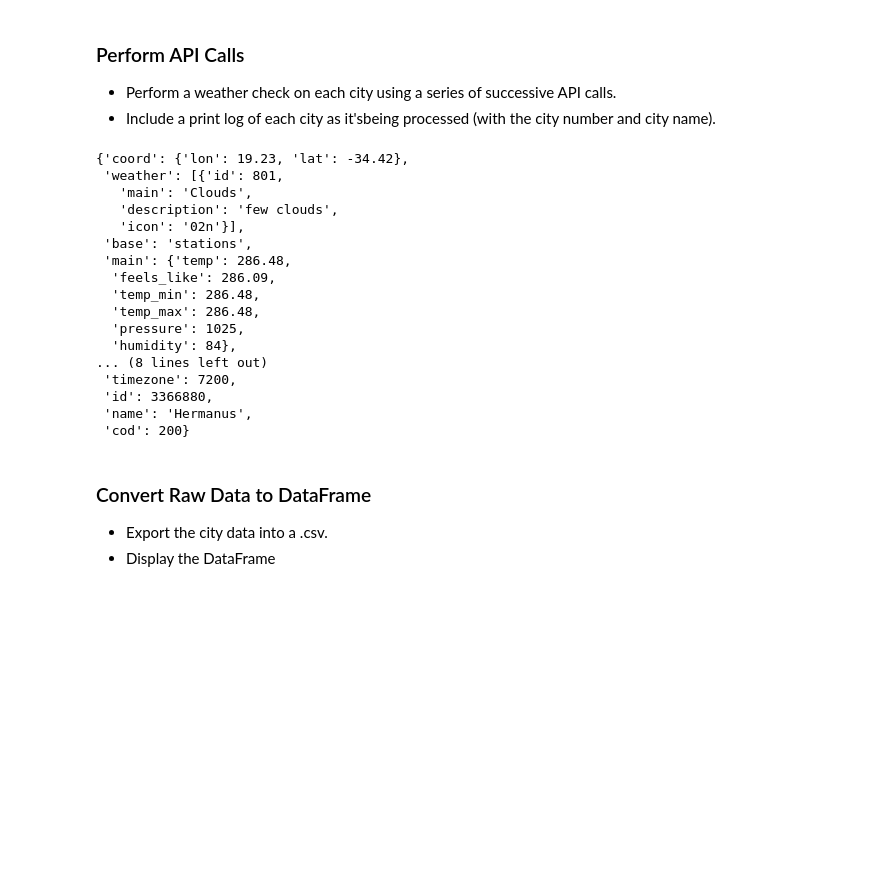
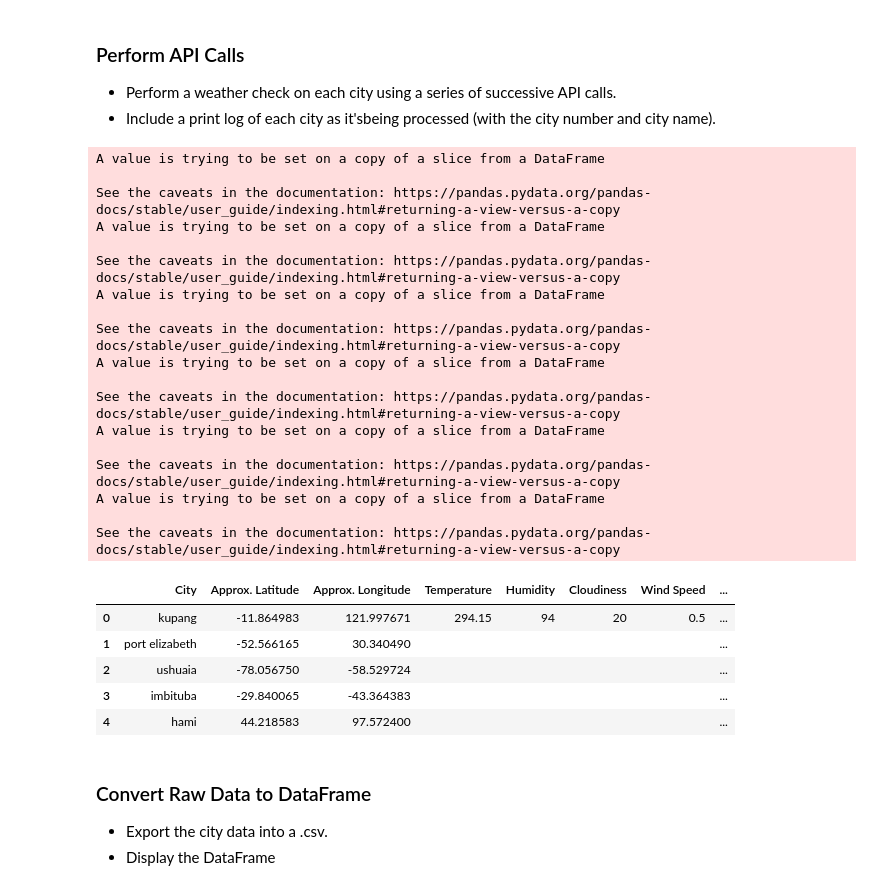
Before and after one commit to Gendo90/python-api-challenge, a Jupyter notebook: starter_code/WeatherPy.ipynb, the cells around one changed output. Drawn from its saved outputs; the diff is of its cells as text; code cells hidden in the pictures; blank space fills up the shorter version.

Commit message:
feat: Add test call for OpenWeatherMap API "Current Weather" info and add results to dataframe

```diff
--- a/starter_code/WeatherPy.ipynb
+++ b/starter_code/WeatherPy.ipynb
@@ -79,45 +79,62 @@ city_list.head()
 # %%
 #url for advanced mapping using OpenWeatherMap's new OneCall API to get historical weather info by coordinates instead of
 #city names - not implemented for project initially due to setup being different
 # base_url = "https://api.openweathermap.org/data/2.5/onecall?lat={lat}&lon={lon}&exclude={part}&appid={YOUR API KEY}"
 # params = {"exclude":"minutely,hourly,current", "appid":weather_api_key, "lat":city_list["Latitude"][0],
 #           "lon":city_list["Longitude"][0]}
 
 #setup columns for temperature, humidity, cloudiness, and wind speed
 city_list["Temperature"] = ""
 city_list["Humidity"] = ""
 city_list["Cloudiness"] = ""
 city_list["Wind Speed"] = ""
 
 #setup columns for actual latitude and longitude
 city_list["Actual Latitude"] = ""
 city_list["Actual Longitude"] = ""
 
 
 base_url_current = "http://api.openweathermap.org/data/2.5/weather"
 params = {"q":city_list["City"][0], "appid":weather_api_key}
 
 test_response = requests.get(base_url_current, params)
 json_response = test_response.json()
-json_response
+# json_response
+
+#establish pattern for getting data into columns from json object
+city_list["Actual Latitude"][0] = json_response["coord"]["lat"]
+city_list["Actual Longitude"][0] = json_response["coord"]["lon"]
+city_list["Temperature"][0] = json_response["main"]["temp"]
+city_list["Humidity"][0] = json_response["main"]["humidity"]
+city_list["Cloudiness"][0] = json_response["clouds"]["all"]
+city_list["Wind Speed"][0] = json_response["wind"]["speed"]
+
+city_list.head()
 # %% [output]
-{'coord': {'lon': 19.23, 'lat': -34.42},
- 'weather': [{'id': 801,
-   'main': 'Clouds',
-   'description': 'few clouds',
-   'icon': '02n'}],
- 'base': 'stations',
- 'main': {'temp': 286.48,
-  'feels_like': 286.09,
-  'temp_min': 286.48,
-  'temp_max': 286.48,
-  'pressure': 1025,
-  'humidity': 84},
-... (8 lines left out)
- 'timezone': 7200,
- 'id': 3366880,
- 'name': 'Hermanus',
- 'cod': 200}
+A value is trying to be set on a copy of a slice from a DataFrame
+
+See the caveats in the documentation: https://pandas.pydata.org/pandas-docs/stable/user_guide/indexing.html#returning-a-view-versus-a-copy
+A value is trying to be set on a copy of a slice from a DataFrame
+
+See the caveats in the documentation: https://pandas.pydata.org/pandas-docs/stable/user_guide/indexing.html#returning-a-view-versus-a-copy
+A value is trying to be set on a copy of a slice from a DataFrame
+
+See the caveats in the documentation: https://pandas.pydata.org/pandas-docs/stable/user_guide/indexing.html#returning-a-view-versus-a-copy
+A value is trying to be set on a copy of a slice from a DataFrame
+
+See the caveats in the documentation: https://pandas.pydata.org/pandas-docs/stable/user_guide/indexing.html#returning-a-view-versus-a-copy
+A value is trying to be set on a copy of a slice from a DataFrame
+
+See the caveats in the documentation: https://pandas.pydata.org/pandas-docs/stable/user_guide/indexing.html#returning-a-view-versus-a-copy
+A value is trying to be set on a copy of a slice from a DataFrame
+
+See the caveats in the documentation: https://pandas.pydata.org/pandas-docs/stable/user_guide/indexing.html#returning-a-view-versus-a-copy
+|  | City | Approx. Latitude | Approx. Longitude | Temperature | Humidity | Cloudiness | Wind Speed | ... |
+| 0 | kupang | -11.864983 | 121.997671 | 294.15 | 94 | 20 | 0.5 | ... |
+| 1 | port elizabeth | -52.566165 | 30.340490 |  |  |  |  | ... |
+| 2 | ushuaia | -78.056750 | -58.529724 |  |  |  |  | ... |
+| 3 | imbituba | -29.840065 | -43.364383 |  |  |  |  | ... |
+| 4 | hami | 44.218583 | 97.572400 |  |  |  |  | ... |
 # %% [markdown]
 ### Convert Raw Data to DataFrame
 * Export the city data into a .csv.
```
Also changed, not shown: parts of 1 cell of this notebook, 1 other file.
